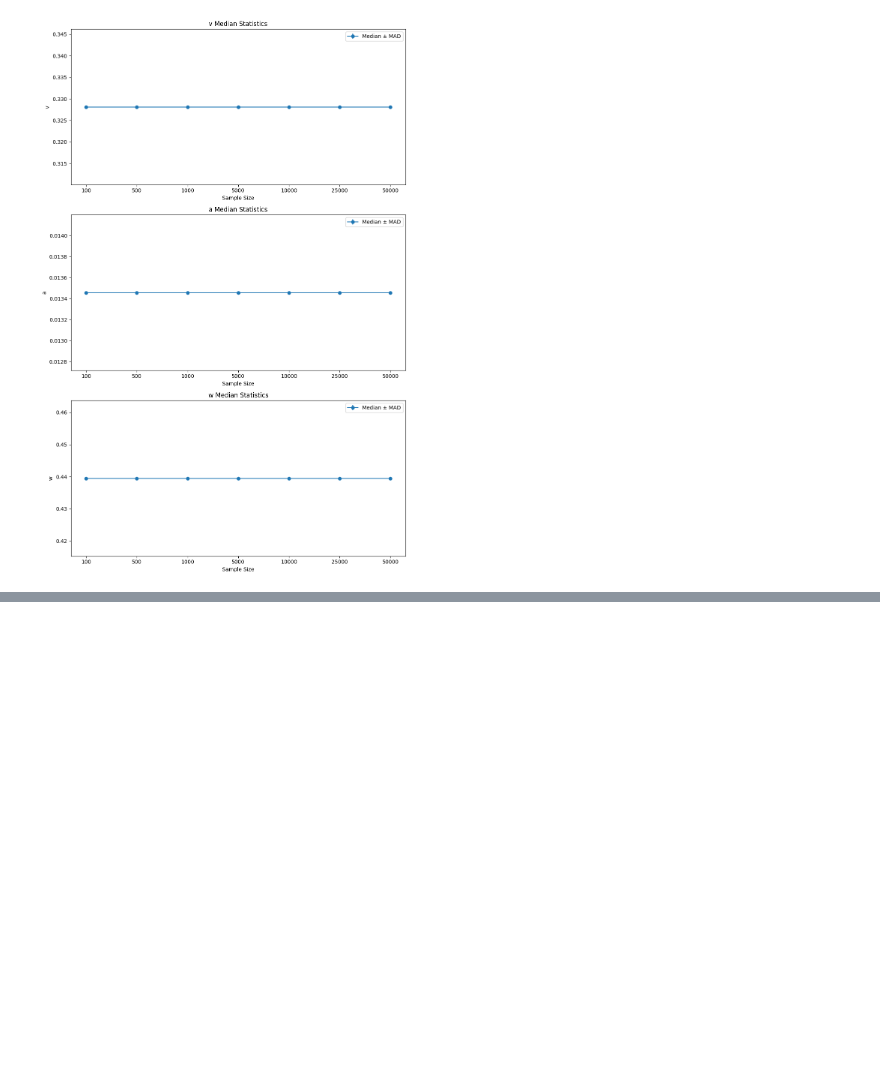
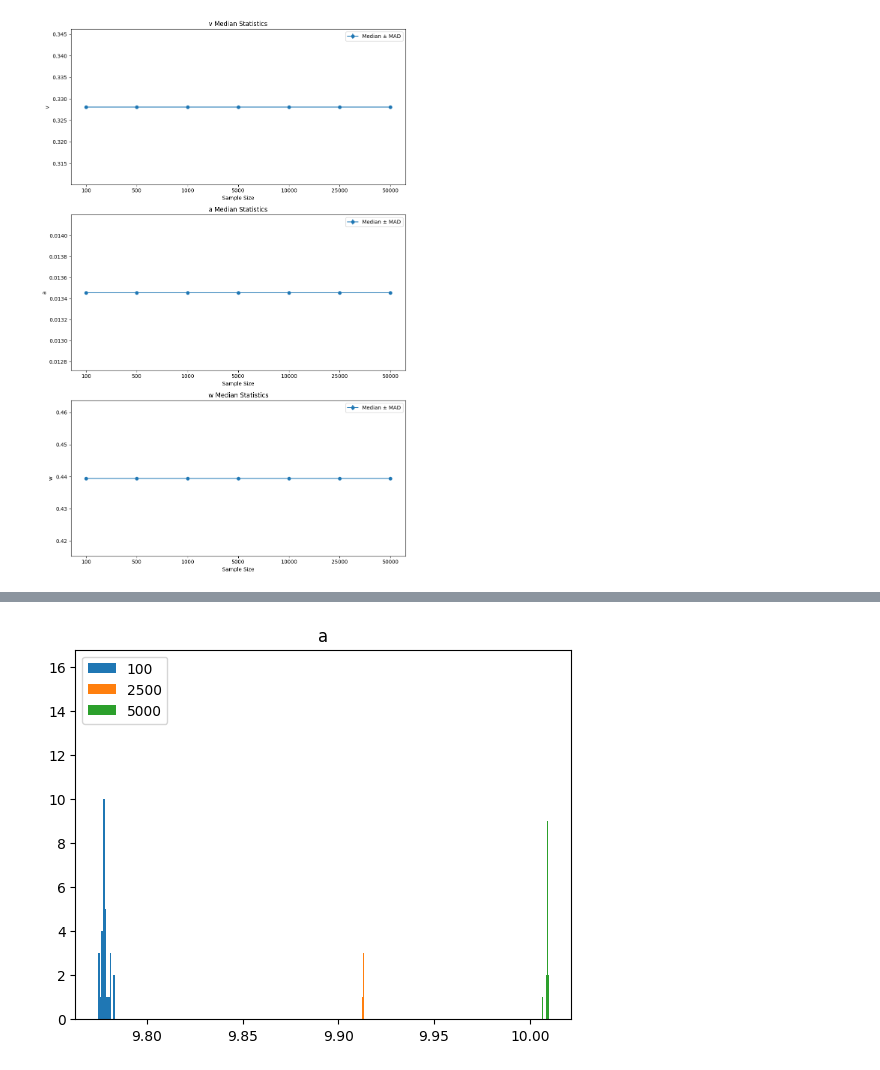
Before and after one commit to rakaar/ai_stats_notes, a Jupyter notebook: neural/ddm_ex22_v2.ipynb, the cells around one changed output, grey strips where cells are left out. Saved outputs shown, nothing was run; the diff lists cells and outputs as text; code cells hidden in the pictures; blank space fills up the shorter version.

```diff
--- a/neural/ddm_ex22_v2.ipynb
+++ b/neural/ddm_ex22_v2.ipynb
@@ -121,0 +142,5 @@ KeyboardInterrupt:
+# %%
+plt.hist(bads_sim_results[100][:,1]);plt.hist(bads_sim_results[2500][:,1]); plt.hist(bads_sim_results[5000][:,1]);
+plt.legend(['100','2500','5000']);plt.title('a');
+# %% [output]
+[figure, added]
```
Also changed, not shown: parts of 10 cells of this notebook, 2 other files.
